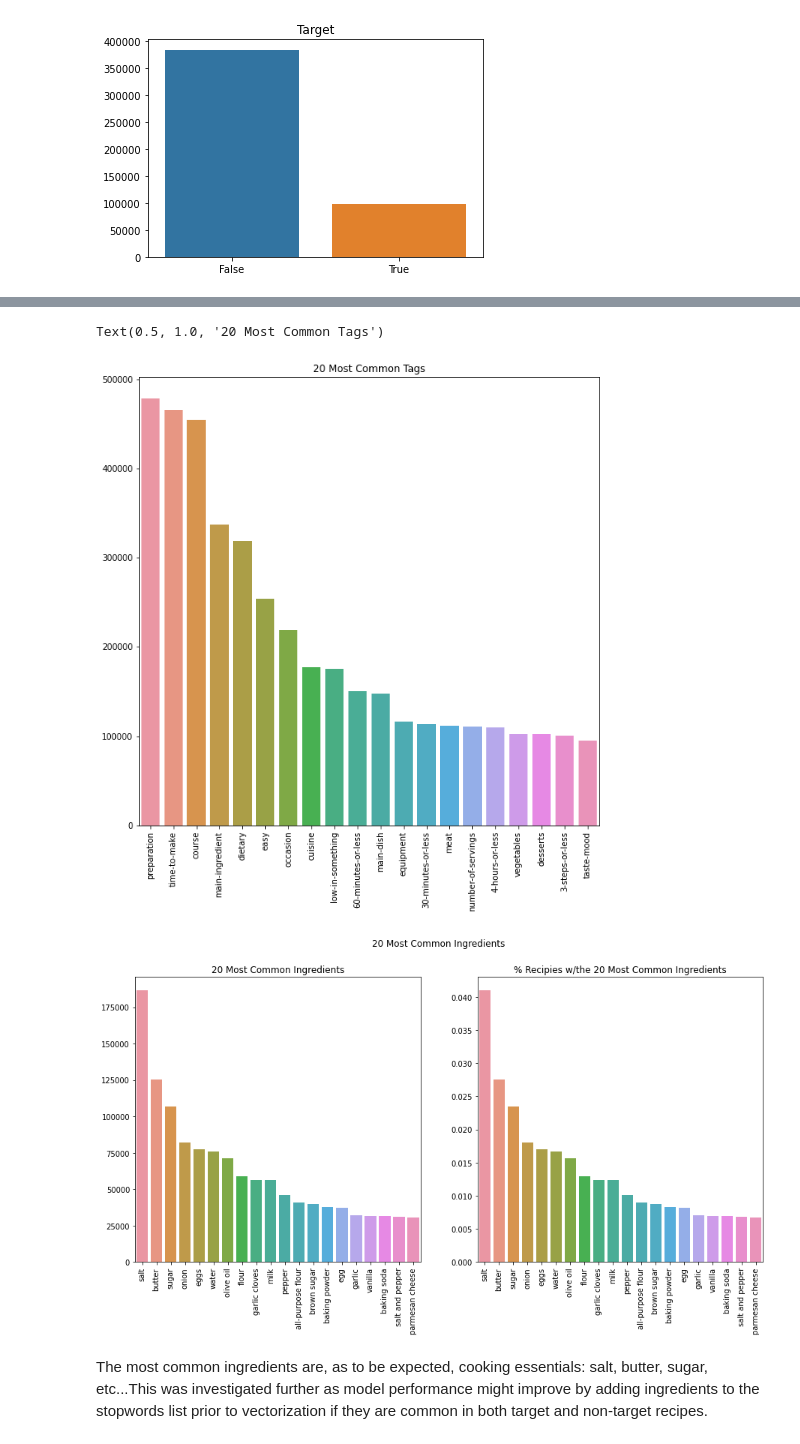
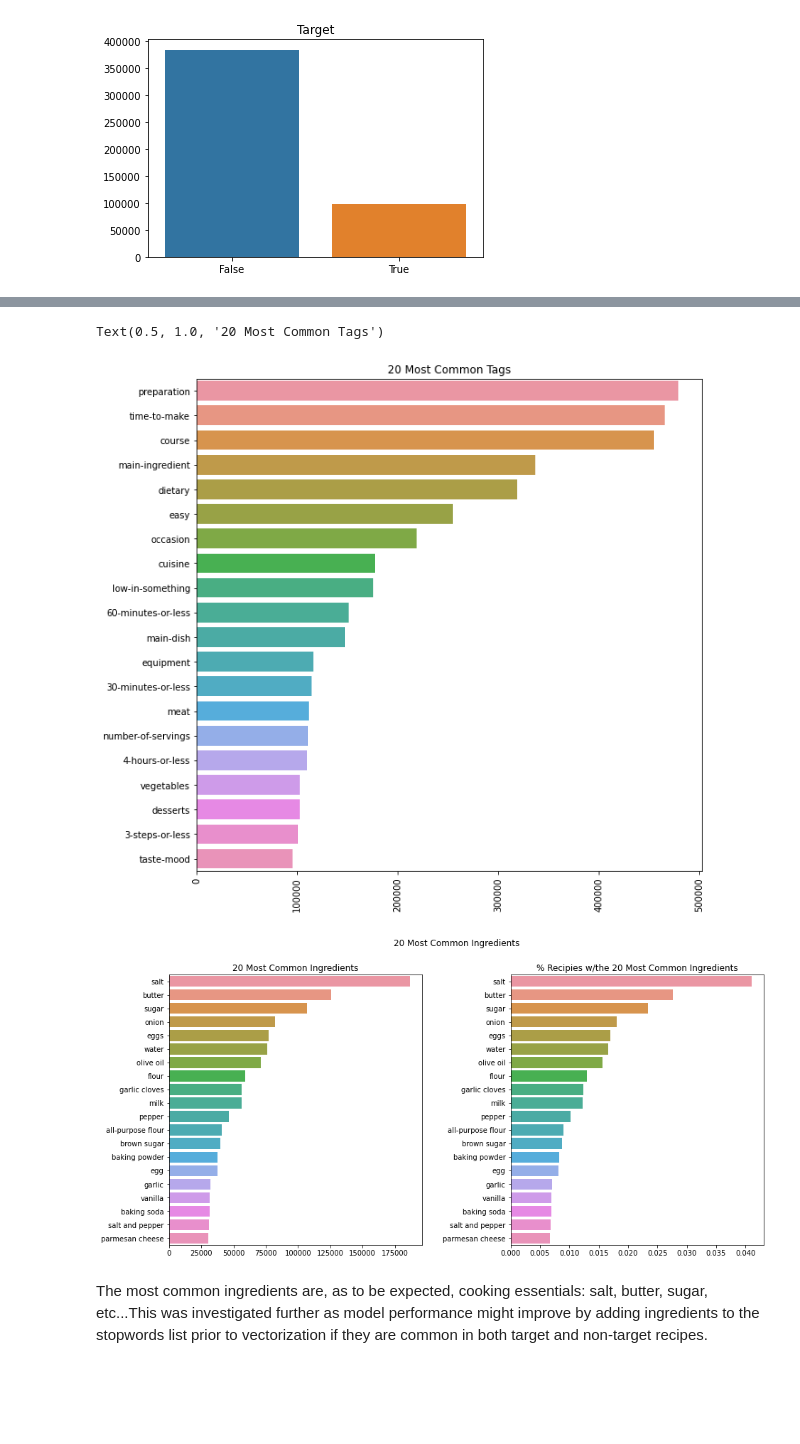
Before and after one commit to AJMarshall-25/NLP_Recipe_Analysis, a Jupyter notebook: recipe-classification-with-nlp-v6 DRAFT.ipynb, the cells around one changed output, grey strips where cells are left out. Cells and saved outputs as stored; diff of their text form; code cells hidden in the pictures; blank space fills up the shorter version.

```diff
--- a/recipe-classification-with-nlp-v6 DRAFT.ipynb
+++ b/recipe-classification-with-nlp-v6 DRAFT.ipynb
@@ -209,8 +176,3 @@ df_no_ingredients.head()
 df_no_ingredients['steps'].iloc[0]
 # %% [output]
 "['Bring first 3 ingredients to a boil in a large saucepan. Add carrots to pan; cook 2 minutes.', 'Add onions; cook 1 minute. Add pepper slices; cook 1 minute. Add beans; cook 1 minute.', 'Remove from ...
-# %%
-# since there are only 20 recipes that do not have their ingredients broken out these will
-# be dropped from the dataframe
-df = df[df['ingredients'] != "[]"]
-df.describe(include = 'object')
@@ -655,27 +591,27 @@ ax[1].tick_params(axis = 'x', rotation = 90);
 fig, ax = plt.subplots(figsize=(10,10))
 
 # plotting the 20 most frequently used tags
-all_plot = sns.barplot(x=tags_count.index[:20], y=tags_count.values[:20], ax=ax)
+all_plot = sns.barplot(x=tags_count.values[:20], y=tags_count.index[:20], ax=ax)
 plt.xticks(rotation=90);
 plt.title('20 Most Common Tags')
 # %% [output]
 Text(0.5, 1.0, '20 Most Common Tags')
-[figure, old version]
+[figure, new version]
 # %%
 fig, ax = plt.subplots(nrows=1, ncols=2,figsize=(15,7))
 fig.suptitle('20 Most Common Ingredients')
 
 # plotting the 20 most frequently used ingredients
-sns.barplot(ax = ax[0],x=ingredients_count.index[:20], y=ingredients_count.values[:20])
+sns.barplot(ax = ax[0], x=ingredients_count.values[:20], y=ingredients_count.index[:20])
 ax[0].set_title('20 Most Common Ingredients')
-ax[0].tick_params(axis = 'x', rotation = 90);
 
 
-sns.barplot(ax=ax[1], x=ingredients_count.index[:20], y=ingredients_count.values[:20]/ingredients_count.sum())
+sns.barplot(ax=ax[1], x=ingredients_count.values[:20]/ingredients_count.sum(), y=ingredients_count.index[:20])
 ax[1].set_title('% Recipies w/the 20 Most Common Ingredients')
-ax[1].tick_params(axis = 'x', rotation = 90);
+
+plt.subplots_adjust(wspace=.35)
 # %% [output]
-[figure, old version]
+[figure, new version]
 # %% [markdown]
 The most common ingredients are, as to be expected, cooking essentials: salt, butter, sugar, etc...This was investigated  further as model performance might improve by adding ingredients to the stopwords list prior to vectorization if they are common in both target and non-target recipes.
 # %%
```
Also changed, not shown: parts of 71 cells of this notebook.
